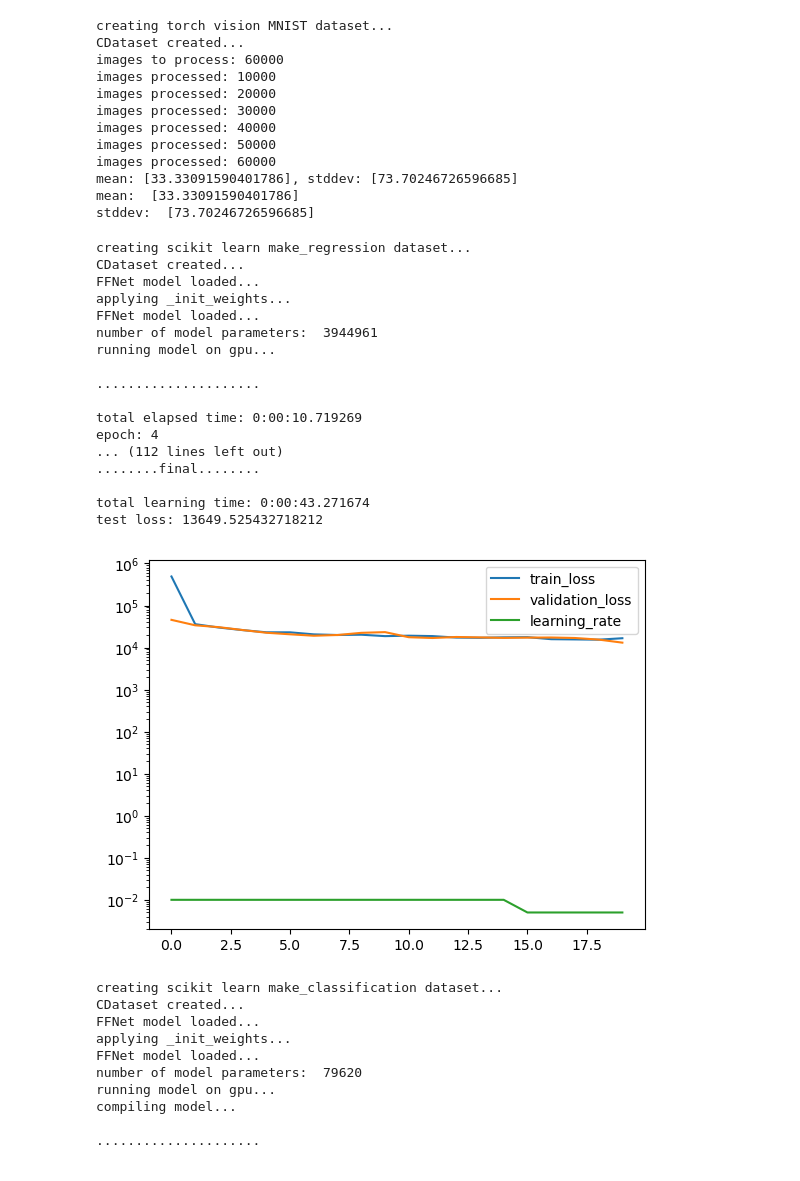
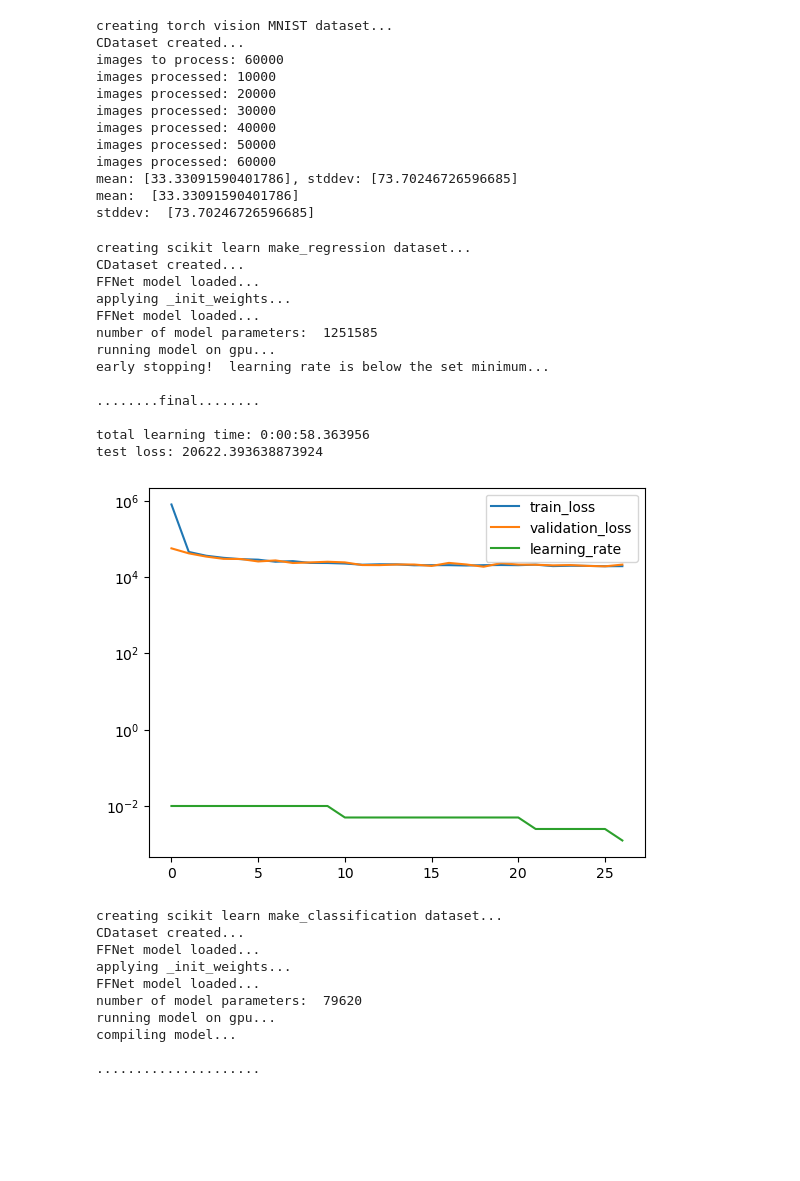
Before and after one commit to icanswim/cosmosis, a Jupyter notebook: experiment.ipynb, the cells around one changed output. Cells and saved outputs as stored; diff of their text form; code cells hidden in the pictures; blank space fills up the shorter version.

```diff
--- a/experiment.ipynb
+++ b/experiment.ipynb
@@ -245,8 +245,17 @@ stddev:  [73.70246726596685]
 # %%
 # sklearn regression dataset wrapper (SKDS) with sklearn metrics (Metrics) and cosmosis model (FFNet)
 
+from model import FFNet
+from learning import Learn, Selector, Metrics
+from dataset import SKDS
+
+from torch.optim import Adam
+from torch.nn import MSELoss
+from torch.optim.lr_scheduler import ReduceLROnPlateau
+
+
 model_param = {'in_channels': 1024,
-                'hidden': 1024,
+                'hidden': 512,
                 'out_channels': 1,
                 'model_name': 'funnel',
                 'activation': 'GELU'}
@@ -260,50 +269,46 @@ ds_param = {'train_param': {'input_dict': {'X': ['X'],
                                          'n_features': 1024,
                                          'n_informative': 800}}}
 
-metrics_param = {'report_interval': 10,
+metrics_param = {'report_interval': 60,
                  'log_plot': True,
                  'min_lr': .00125} #break if learning rate falls below
 
 opt_param = {'lr': 0.01}
 
 crit_param = {'reduction': 'sum'}
 
 sample_param = {'set_seed': 88,
                 'splits': (.7,.15)}
 
 sched_param = {'factor': .5,
-               'patience': 3,
-               'cooldown': 3}
+               'patience': 2,
+               'cooldown': 2}
 
 learn = Learn([SKDS],
               FFNet,
               Metrics=Metrics,
               Sampler=Selector,
               Optimizer=Adam,
               Scheduler=ReduceLROnPlateau,
               Criterion=MSELoss,
               model_param=model_param, ds_param=ds_param, sample_param=sample_param,
               opt_param=opt_param, sched_param=sched_param, crit_param=crit_param,
               metrics_param=metrics_param,
-              batch_size=512, epochs=20, gpu=True)
+              batch_size=512, epochs=50, gpu=True)
 # %% [output]
 creating scikit learn make_regression dataset...
 CDataset created...
 FFNet model loaded...
 applying _init_weights...
 FFNet model loaded...
-number of model parameters:  3944961
+number of model parameters:  1251585
 running model on gpu...
+early stopping!  learning rate is below the set minimum...
 
-.....................
-
-total elapsed time: 0:00:10.719269
-epoch: 4
-... (112 lines left out)
 ........final........
 
-total learning time: 0:00:43.271674
-test loss: 13649.525432718212
+total learning time: 0:00:58.363956
+test loss: 20622.393638873924
-[figure, old version]
+[figure, new version]
 # %%
 # sklearn classification dataset wrapper (SKDS) with sklearn metrics (Metrics) and cosmosis model (FFNet)
```
Also changed, not shown: parts of 1 cell of this notebook, 1 other file.
